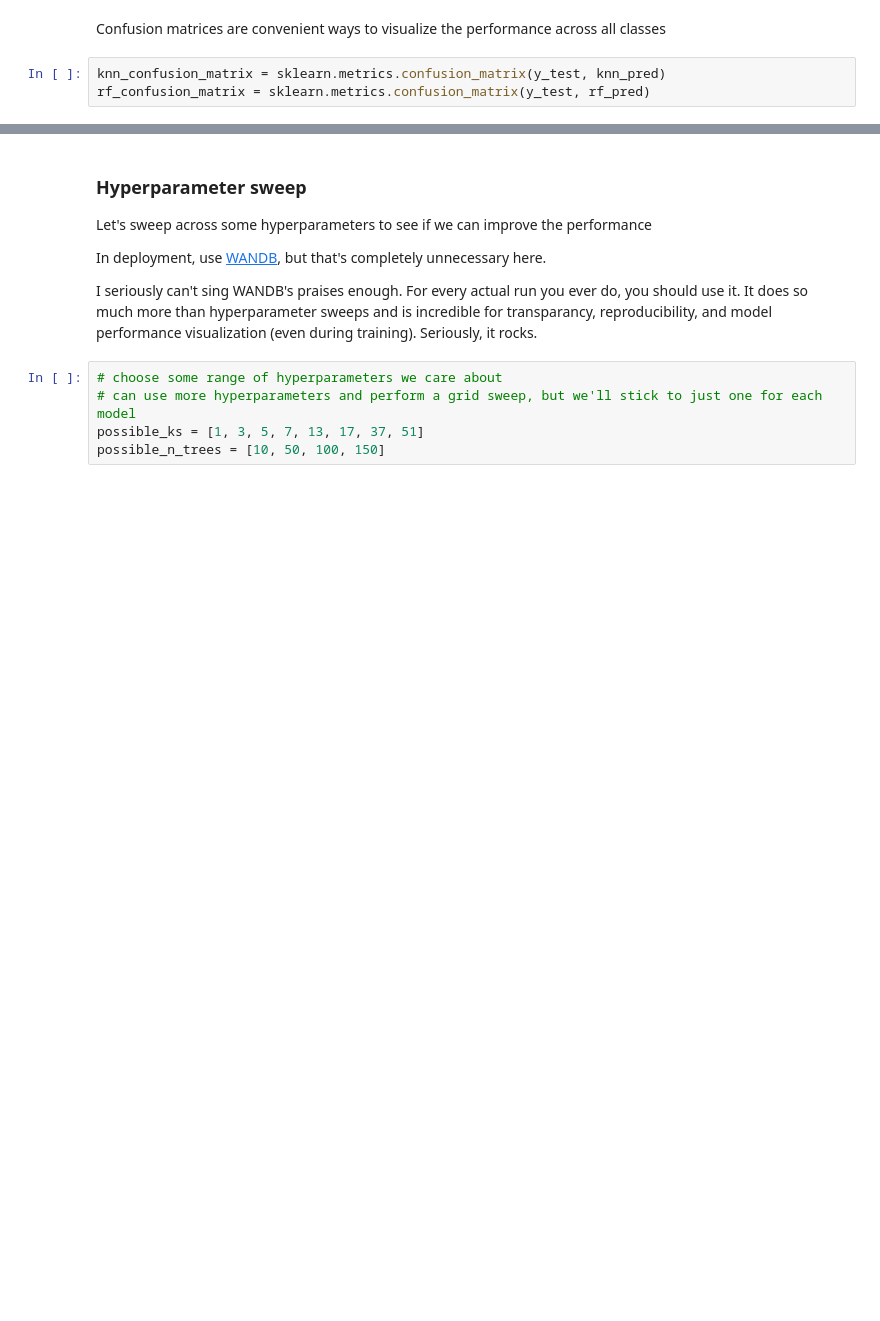
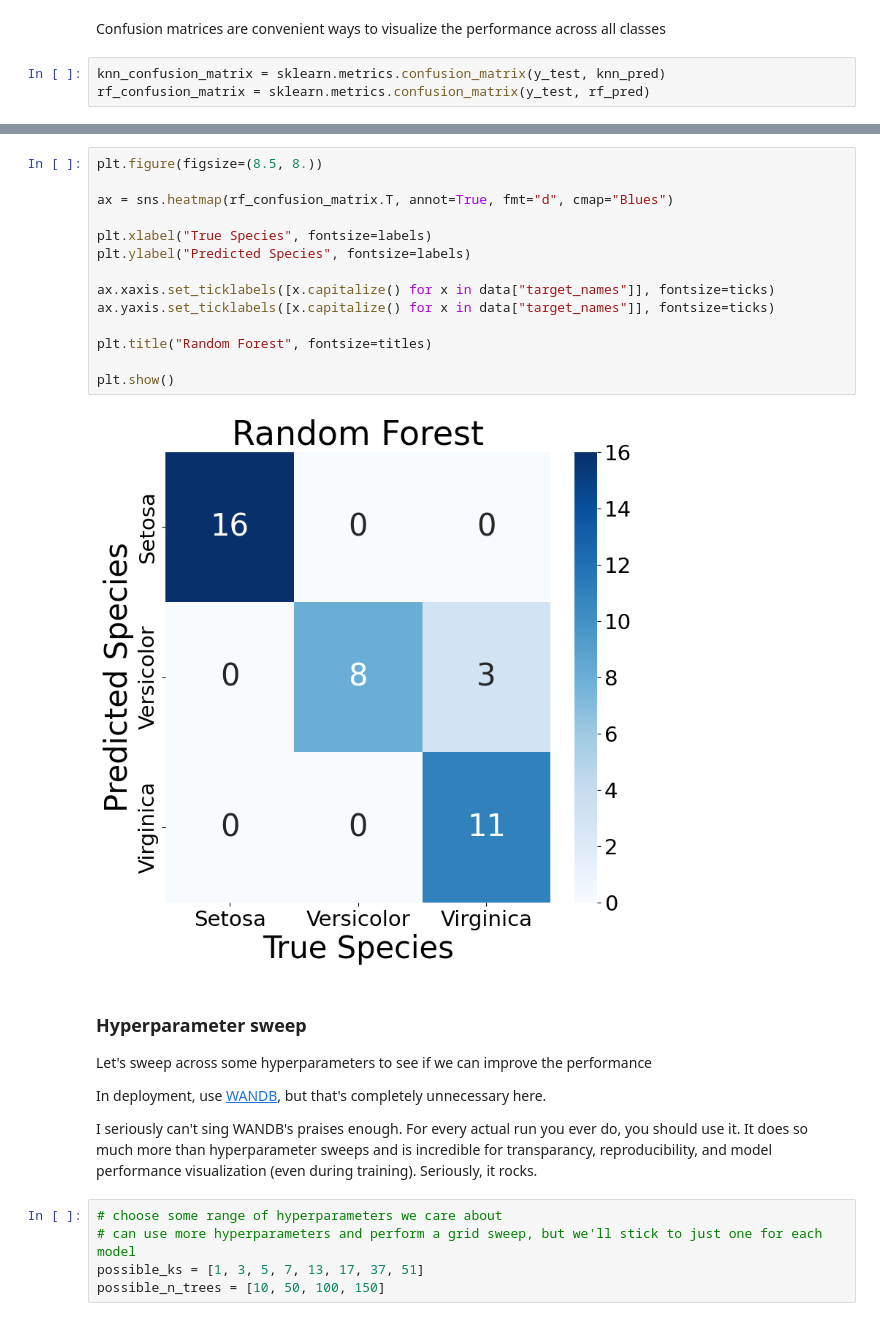
Before and after one commit to j-p-terry/uga_grad_physics_ml, a Jupyter notebook: Notebooks/basic_ml_intro.ipynb, the cells around one changed output, grey strips where cells are left out. Cells and saved outputs as stored; diff of their text form; blank space fills up the shorter version.

```diff
--- a/Notebooks/basic_ml_intro.ipynb
+++ b/Notebooks/basic_ml_intro.ipynb
@@ -360,3 +359,19 @@ plt.show()
+# %%
+plt.figure(figsize=(8.5, 8.))
+
+ax = sns.heatmap(rf_confusion_matrix.T, annot=True, fmt="d", cmap="Blues")
+
+plt.xlabel("True Species", fontsize=labels)
+plt.ylabel("Predicted Species", fontsize=labels)
+
+ax.xaxis.set_ticklabels([x.capitalize() for x in data["target_names"]], fontsize=ticks)
+ax.yaxis.set_ticklabels([x.capitalize() for x in data["target_names"]], fontsize=ticks)
+
+plt.title("Random Forest", fontsize=titles)
+
+plt.show()
+# %% [output]
+[figure, added]
 # %% [markdown]
 ### Hyperparameter sweep
 
```
Also changed, not shown: parts of 1 cell of this notebook.
